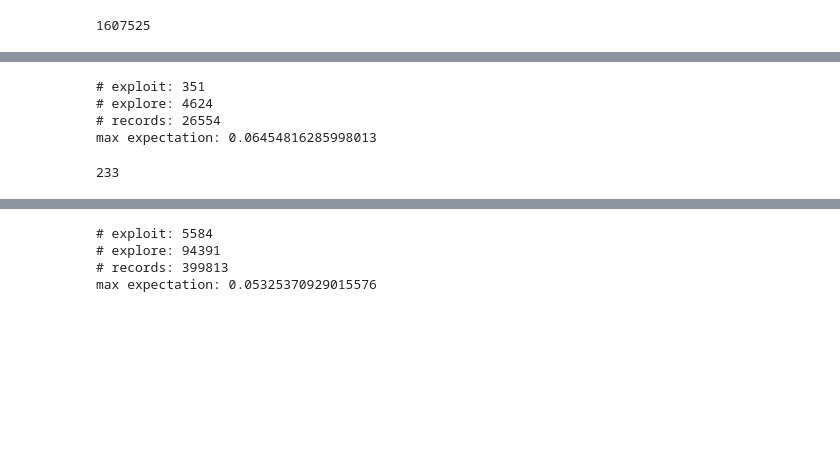
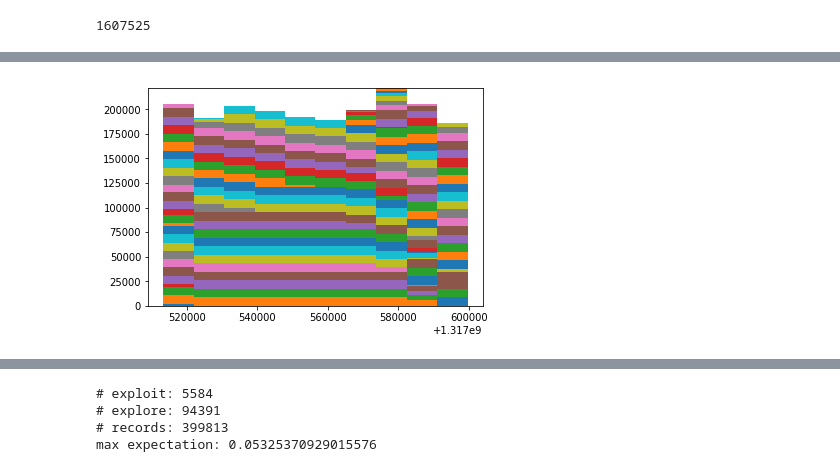
Before and after one commit to ShrekFelix/Reducing-Exploration-of-Dying-Arms-in-Mortal-Bandits, a Jupyter notebook: optimal exploration for mortal MAB.ipynb, the cells around one changed output, grey strips where cells are left out. Drawn from its saved outputs; the diff is of its cells as text; code cells hidden in the pictures; blank space fills up the shorter version.

```diff
--- a/optimal exploration for mortal MAB.ipynb
+++ b/optimal exploration for mortal MAB.ipynb
@@ -70,0 +87,6 @@ for v in lives.values():
+# %%
+# number of arms available through out the timestamp
+plt.hist(alive, histtype='barstacked')
+pass
+# %% [output]
+[figure, added]
@@ -213,8 +228,0 @@ def AG_L2(n=1000000,k=1, m=25, life_threshold=.3,verbose=True):
-# %%
-AG_L(n=5000)
-# %% [output]
-# exploit: 351
-# explore: 4624
-# records: 26554
-max expectation: 0.06454816285998013
-233
```
Also changed, not shown: parts of 32 cells of this notebook.
